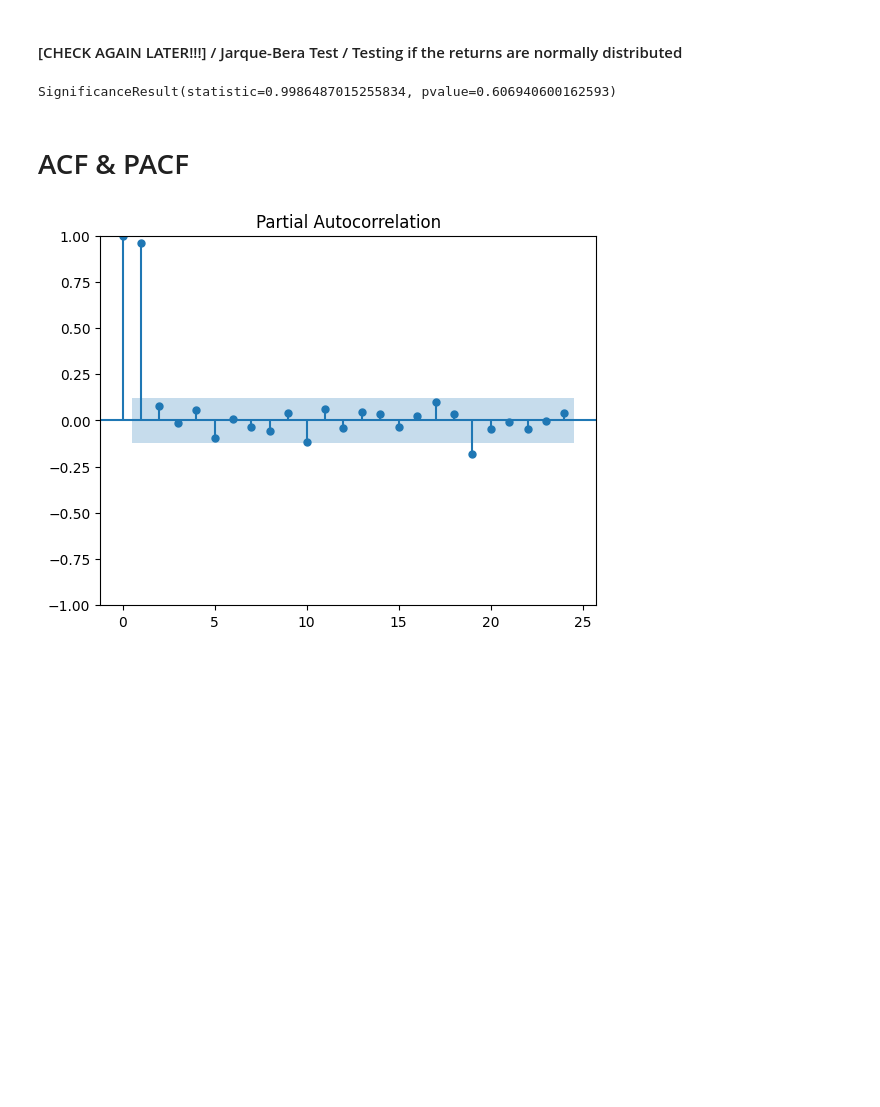
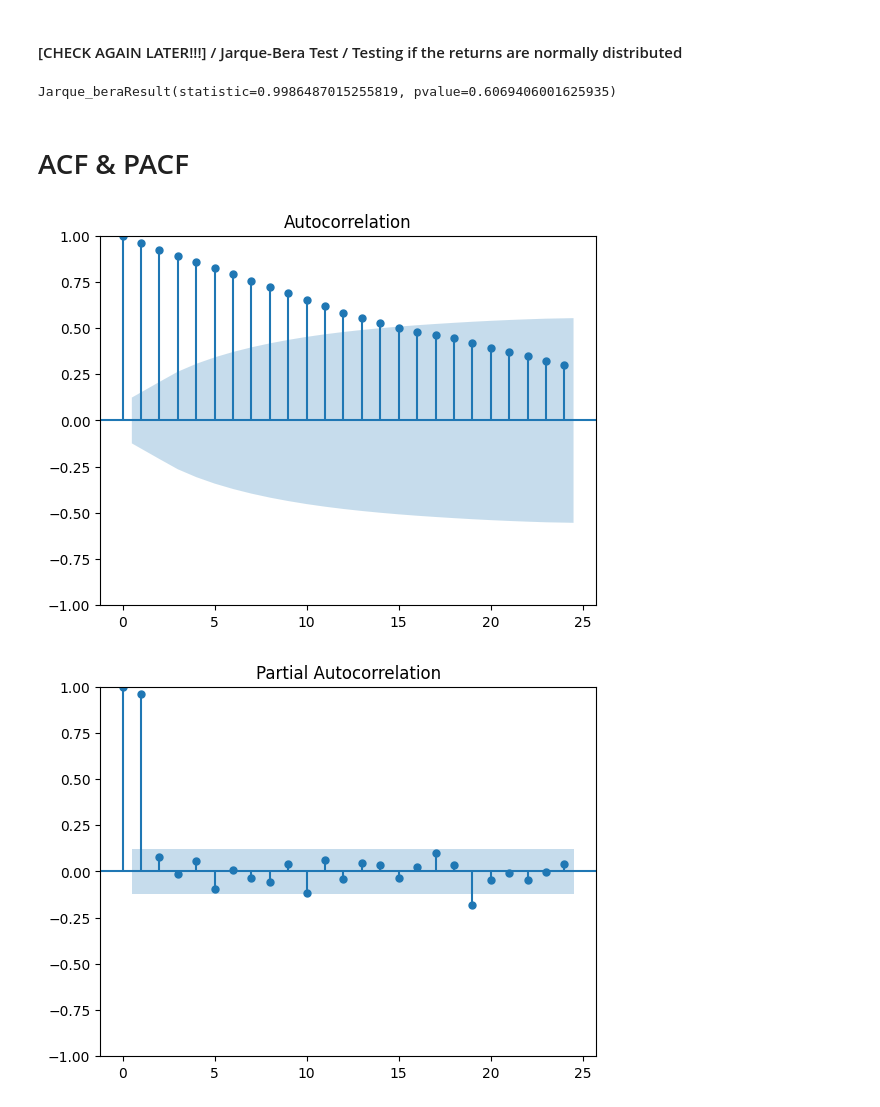
Before and after one commit to Maartenmoes9/Thesis_30_ECTS, a Jupyter notebook: GARCH_Oliver.ipynb, the cells around one changed output. Cells and saved outputs as stored; diff of their text form; code cells hidden in the pictures; blank space fills up the shorter version.

```diff
--- a/GARCH_Oliver.ipynb
+++ b/GARCH_Oliver.ipynb
@@ -95,18 +114,23 @@ adfuller(data["Return"])
 #### [CHECK AGAIN LATER!!!] / Jarque-Bera Test / Testing if the returns are normally distributed
 # %%
 # Why is it important? To see what distribution is best when fitting the GARCH models
-# H0: The data follows a normal distribution
-# H1: The data does not follow a normal distribution
+# H0: The df follows a normal distribution
+# H1: The df does not follow a normal distribution
 
 # DOES NOT MAKE SENSE - returns not supposed to follow a normal distrubution but the test says so
 
 #perform Jarque-Bera test
-stats.jarque_bera(data["Return"])
+stats.jarque_bera(df["Return"])
 
 # Null hypothesis is failed to be rejected
-# The data seems to be following a normal distribution
+# The df seems to be following a normal distribution
 # %% [output]
-SignificanceResult(statistic=0.9986487015255834, pvalue=0.606940600162593)
+Jarque_beraResult(statistic=0.9986487015255819, pvalue=0.6069406001625935)
 # %% [markdown]
 # ACF & PACF
+# %%
+plot_acf(df['Adj Close']**2)
+plt.show()
+# %% [output]
+[figure, added]
 # %%
```
Also changed, not shown: parts of 71 cells of this notebook.
